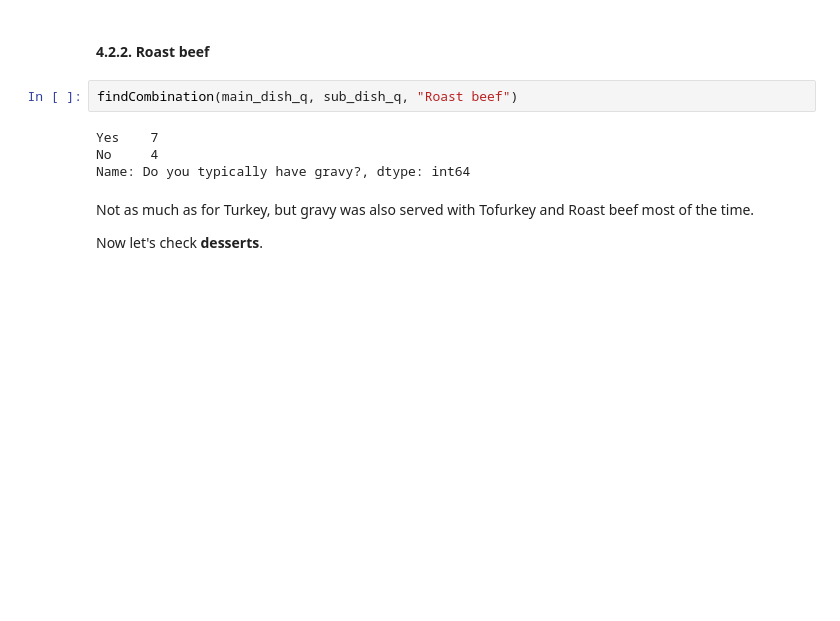
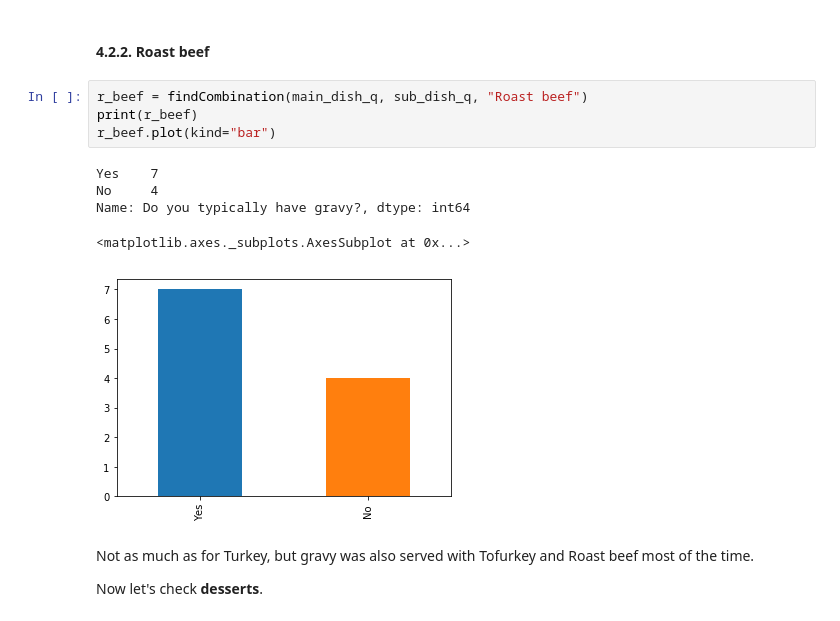
Before and after one commit to gknam/dataquest_projects, a Jupyter notebook: DataScientist/Step2_DataAnalVis/1_pandas/project1/thanksgiving-2015-poll.ipynb, the cells around one changed output. Drawn from its saved outputs; the diff is of its cells as text; blank space fills up the shorter version.

```diff
--- a/DataScientist/Step2_DataAnalVis/1_pandas/project1/thanksgiving-2015-poll.ipynb
+++ b/DataScientist/Step2_DataAnalVis/1_pandas/project1/thanksgiving-2015-poll.ipynb
@@ -130,11 +149,15 @@ Name: Do you typically have gravy?, dtype: int64
 # %% [markdown]
 #### 4.2.2. Roast beef
 # %%
-findCombination(main_dish_q, sub_dish_q, "Roast beef")
+r_beef = findCombination(main_dish_q, sub_dish_q, "Roast beef")
+print(r_beef)
+r_beef.plot(kind="bar")
 # %% [output]
 Yes    7
 No     4
 Name: Do you typically have gravy?, dtype: int64
+<matplotlib.axes._subplots.AxesSubplot at 0x...>
+[figure, added]
 # %% [markdown]
 Not as much as for Turkey, but gravy was also served with Tofurkey and Roast beef most of the time.
 
```
Also changed, not shown: parts of 23 cells of this notebook.
